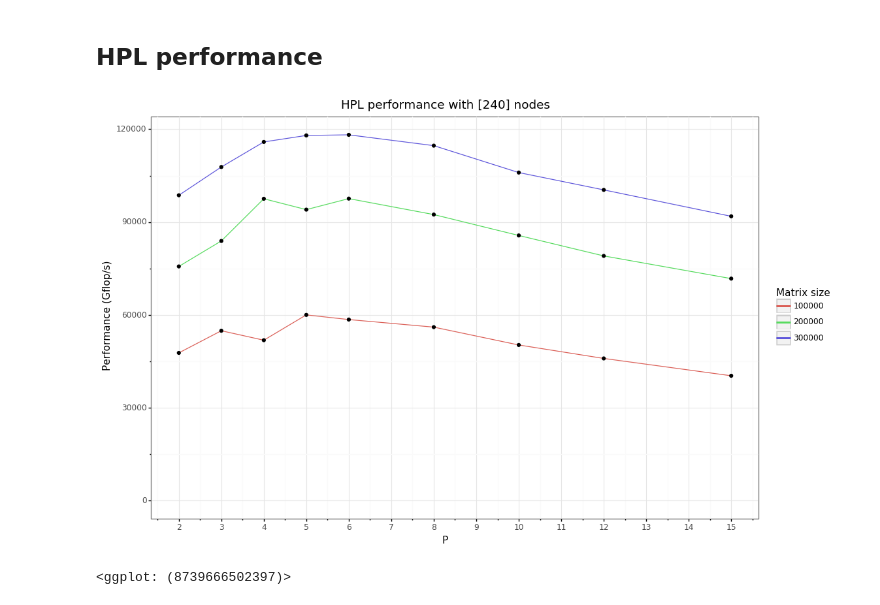
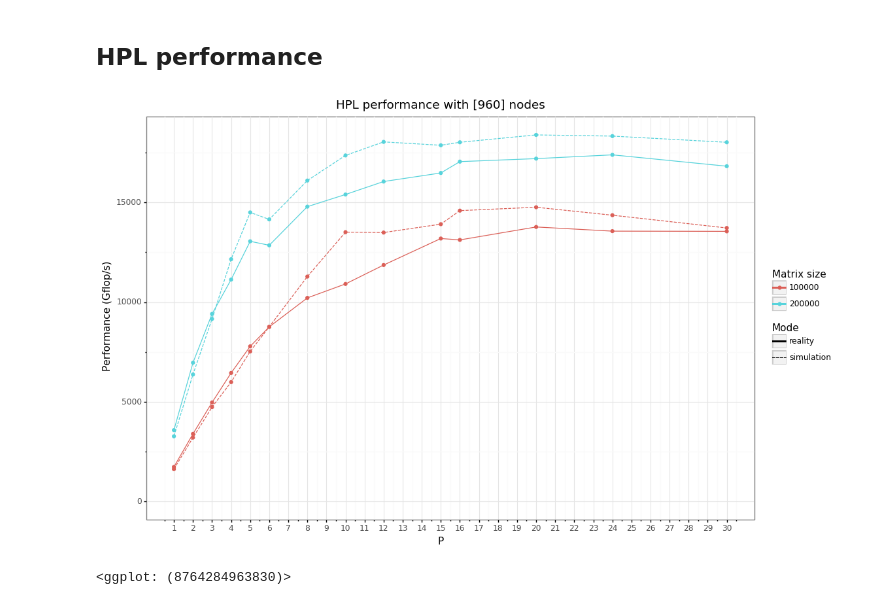
Before and after one commit to Ezibenroc/calibration_analysis, a Jupyter notebook: dahu/smpi_hpl/simple_geometry.ipynb, the cells around one changed output. Drawn from its saved outputs; the diff is of its cells as text; code cells hidden in the pictures.

Commit message:
HPL performance wrt. P with 960 cores (reality & simulation)

```diff
--- a/dahu/smpi_hpl/simple_geometry.ipynb
+++ b/dahu/smpi_hpl/simple_geometry.ipynb
@@ -48,10 +48,19 @@ def read_sim_result(name):
     result['dgemm_file'] = dgemm_file[0]
     return result
 
-simulation_dir = ['geometry/10/']
+simulation_dir = ['geometry/11/']
 simulation_files = [os.path.join(simdir, f) for simdir in simulation_dir for f in os.listdir(simdir) if f.endswith('.zip')]
 
+reality_dir = ['../hpl/geometry/2']
+reality_files = [os.path.join(realdir, f) for realdir in reality_dir for f in os.listdir(realdir) if f.endswith('.zip')]
+
+dfreal = pandas.concat([read_result(a) for a in reality_files])
+dfreal['mode'] = 'reality'
+
 df = pandas.concat([read_sim_result(f) for f in simulation_files])
+df['mode'] = 'simulation'
+df = pandas.concat([df, dfreal])
+
 df['nb_nodes'] = df['proc_p'] * df['proc_q']
 df['geometry'] = df['proc_p'].astype(str) + '×' + df['proc_q'].astype(str)
 df.head()
@@ -222,18 +258,18 @@ switch(get_nodeid()) {
 # %% [markdown]
 ## HPL performance
 # %%
-df['group'] = df['dgemm_file'] + ':' + df['matrix_size'].astype(str)
+df['group'] = df['dgemm_file'].astype(str) + ':' + df['matrix_size'].astype(str) + ':' + df['mode']
 (ggplot(df)
-    + aes(x='proc_p', y='gflops', color='factor(matrix_size)', group='group')
+    + aes(x='proc_p', y='gflops', color='factor(matrix_size)', group='group', linetype='mode')
 #    + geom_text(aes(label='geometry'), position=position_nudge(y=200))
     + geom_line()
-    + geom_point(color="black")
+    + geom_point()
     + theme_bw()
-    + labs(x='P', y='Performance (Gflop/s)', color='Matrix size')
+    + labs(x='P', y='Performance (Gflop/s)', color='Matrix size', linetype='Mode')
     + expand_limits(y=0)
     + scale_x_continuous(breaks=range(df['proc_p'].min(), df['proc_p'].max()+1))
     + ggtitle(f'HPL performance with {df["nb_nodes"].unique()} nodes')
 )
 # %% [output]
-[figure, old version]
+[figure, new version]
-<ggplot: (8739666502397)>
+<ggplot: (8764284963830)>
```
Also changed, not shown: parts of 6 cells of this notebook, 7 other files.
